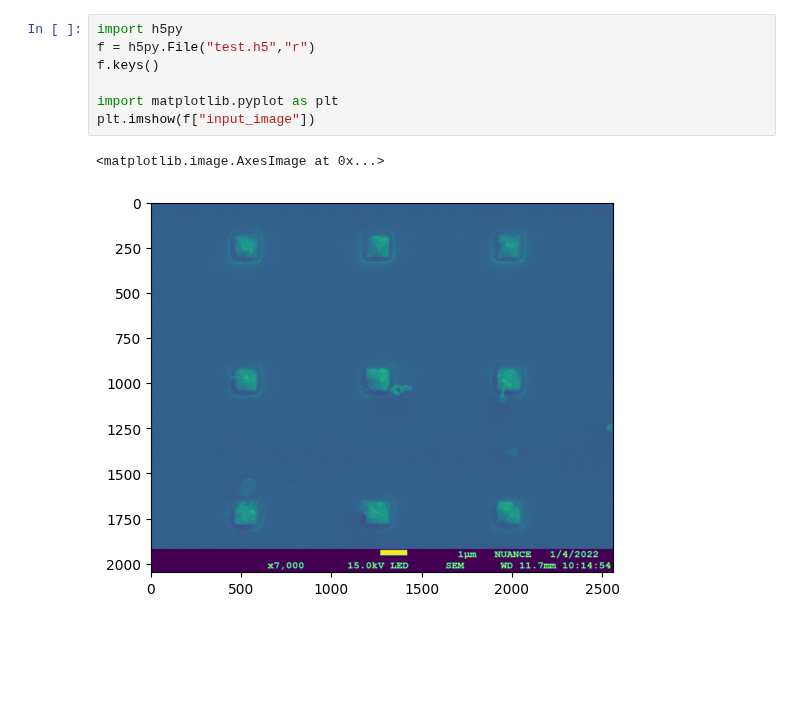
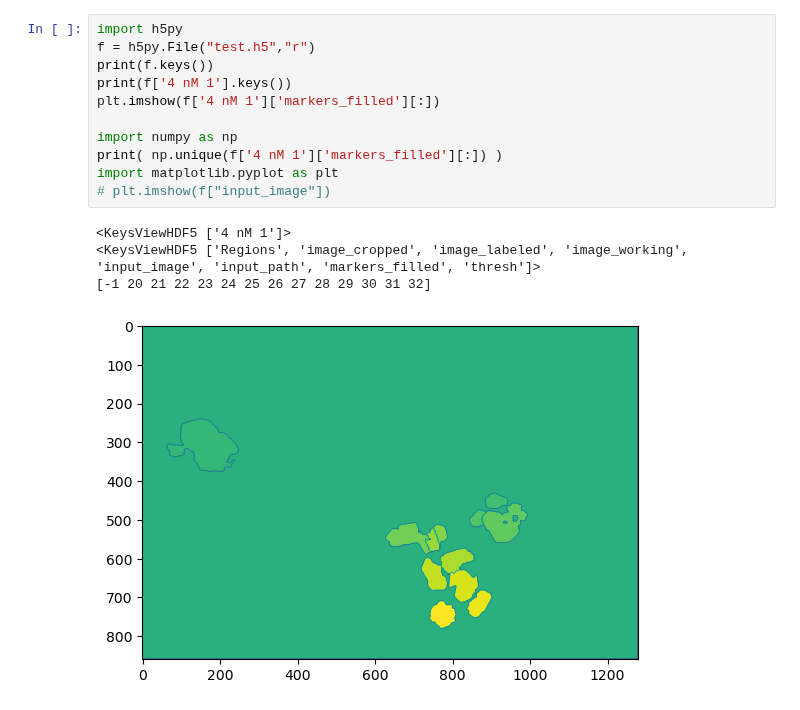
Before and after one commit to jepietryga/colloidalcrystal_ml, a Jupyter notebook: Testing/h5.ipynb, the cells around one changed output. Drawn from its saved outputs; the diff is of its cells as text; blank space fills up the shorter version.

```diff
--- a/Testing/h5.ipynb
+++ b/Testing/h5.ipynb
@@ -15,10 +25,16 @@ error: Unknown C++ exception from OpenCV code
 # %%
 import h5py
 f = h5py.File("test.h5","r")
-f.keys()
+print(f.keys())
+print(f['4 nM 1'].keys())
+plt.imshow(f['4 nM 1']['markers_filled'][:])
 
+import numpy as np
+print( np.unique(f['4 nM 1']['markers_filled'][:]) )
 import matplotlib.pyplot as plt
-plt.imshow(f["input_image"])
+# plt.imshow(f["input_image"])
 # %% [output]
-<matplotlib.image.AxesImage at 0x...>
+<KeysViewHDF5 ['4 nM 1']>
+<KeysViewHDF5 ['Regions', 'image_cropped', 'image_labeled', 'image_working', 'input_image', 'input_path', 'markers_filled', 'thresh']>
+[-1 20 21 22 23 24 25 26 27 28 29 30 31 32]
-[figure, old version]
+[figure, new version]
```
Also changed, not shown: parts of 5 cells of this notebook.
